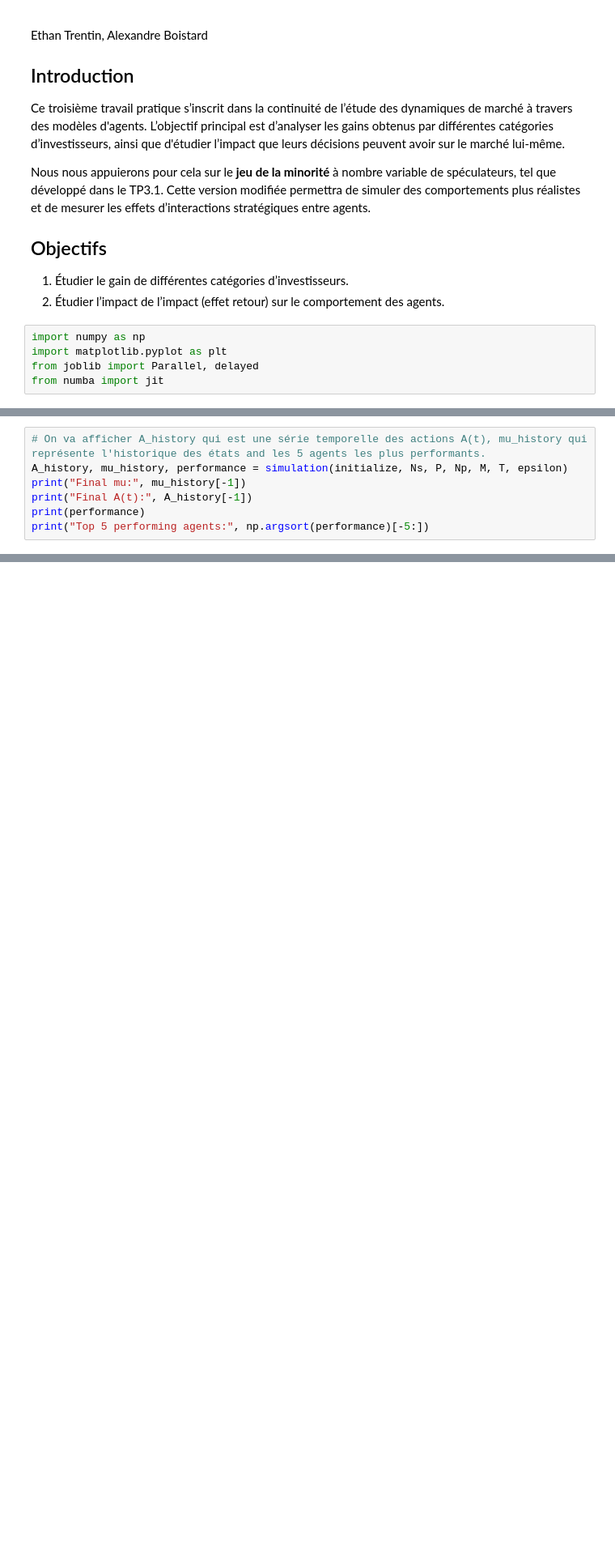
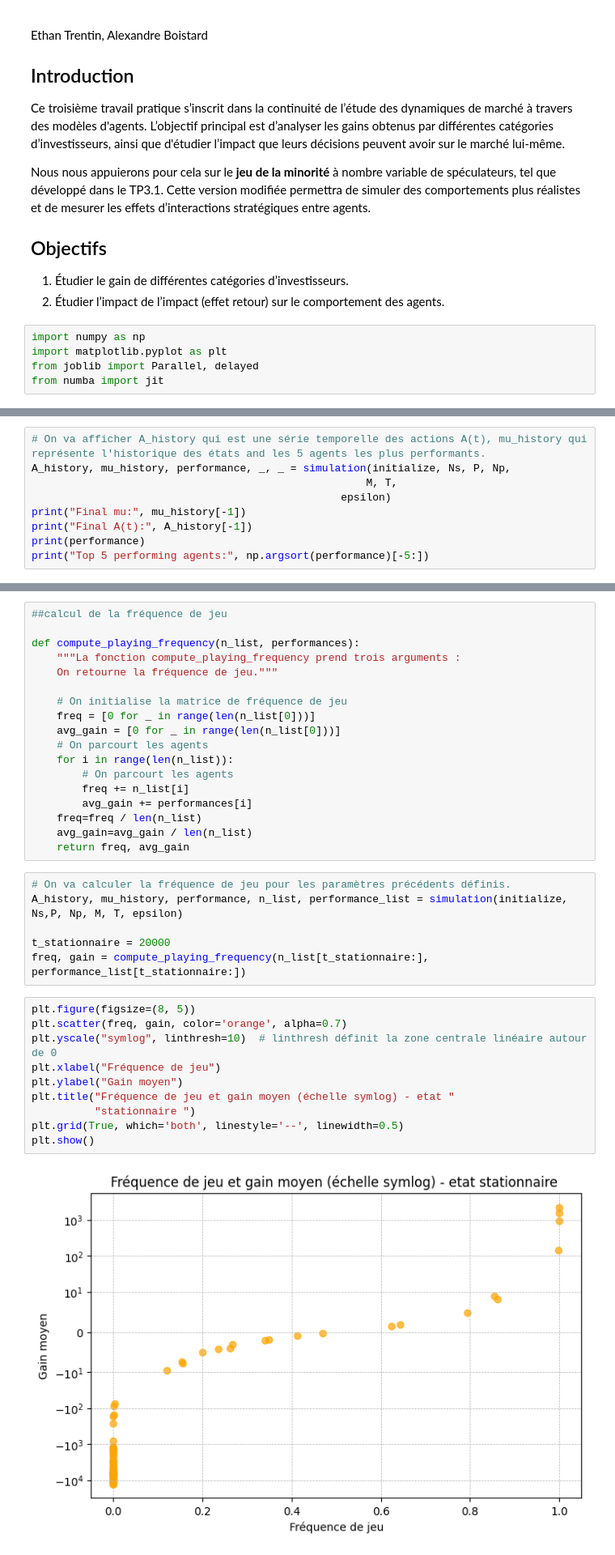
Before and after one commit to ethantrentin/Markets-Physic, a Jupyter notebook: TP_3.3_ABM.ipynb, the cells around one changed output, grey strips where cells are left out. Shown at 81% size. Drawn from its saved outputs; the diff is of its cells as text; blank space fills up the shorter version.

```diff
--- a/TP_3.3_ABM.ipynb
+++ b/TP_3.3_ABM.ipynb
@@ -125,6 +128,8 @@ epsilon = 0.01 # La performance minimale pour continuer de participer au jeu
 # %%
 # On va afficher A_history qui est une série temporelle des actions A(t), mu_history qui représente l'historique des états and les 5 agents les plus performants.
-A_history, mu_history, performance = simulation(initialize, Ns, P, Np, M, T, epsilon)
+A_history, mu_history, performance, _, _ = simulation(initialize, Ns, P, Np,
+                                                     M, T,
+                                                 epsilon)
 print("Final mu:", mu_history[-1])
 print("Final A(t):", A_history[-1])
 print(performance)
@@ -143,0 +162,36 @@ plot_simulation(initialize, Ns, P, Np, M, T, epsilon)
+# %%
+##calcul de la fréquence de jeu
+
+def compute_playing_frequency(n_list, performances):
+    """La fonction compute_playing_frequency prend trois arguments :
+    On retourne la fréquence de jeu."""
+
+    # On initialise la matrice de fréquence de jeu
+    freq = [0 for _ in range(len(n_list[0]))]
+    avg_gain = [0 for _ in range(len(n_list[0]))]
+    # On parcourt les agents
+    for i in range(len(n_list)):
+        # On parcourt les agents
+        freq += n_list[i]
+        avg_gain += performances[i]
+    freq=freq / len(n_list)
+    avg_gain=avg_gain / len(n_list)
+    return freq, avg_gain
+# %%
+# On va calculer la fréquence de jeu pour les paramètres précédents définis.
+A_history, mu_history, performance, n_list, performance_list = simulation(initialize, Ns,P, Np, M, T, epsilon)
+
+t_stationnaire = 20000
+freq, gain = compute_playing_frequency(n_list[t_stationnaire:], performance_list[t_stationnaire:])
+# %%
+plt.figure(figsize=(8, 5))
+plt.scatter(freq, gain, color='orange', alpha=0.7)
+plt.yscale("symlog", linthresh=10)  # linthresh définit la zone centrale linéaire autour de 0
+plt.xlabel("Fréquence de jeu")
+plt.ylabel("Gain moyen")
+plt.title("Fréquence de jeu et gain moyen (échelle symlog) - etat "
+          "stationnaire ")
+plt.grid(True, which='both', linestyle='--', linewidth=0.5)
+plt.show()
+# %% [output]
+[figure, added]
```
Also changed, not shown: parts of 13 cells of this notebook.
